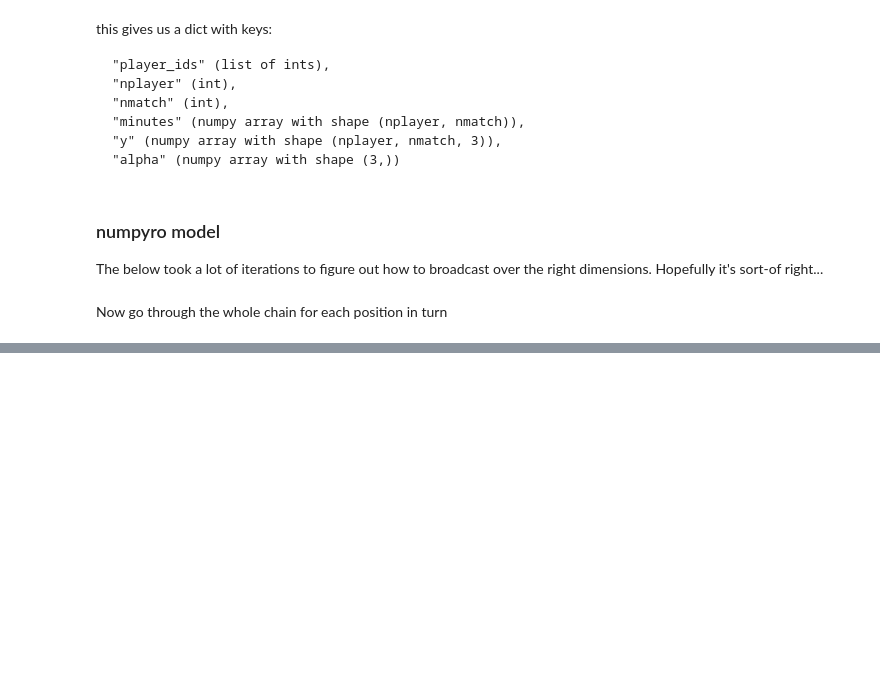
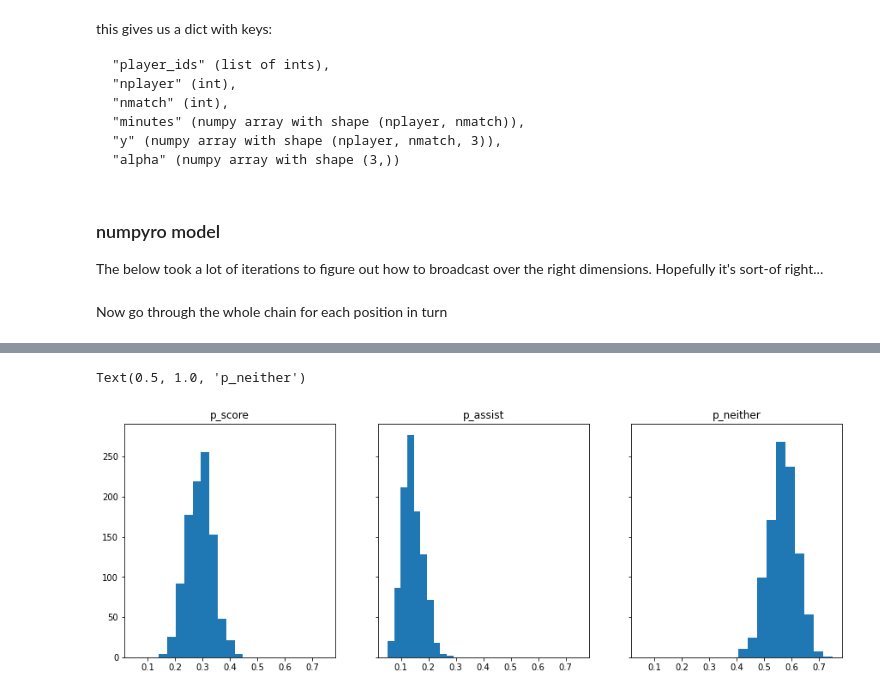
Before and after one commit to alan-turing-institute/AIrsenal, a Jupyter notebook: notebooks/numpyro_player_model.ipynb, the cells around one changed output, grey strips where cells are left out. Drawn from its saved outputs; the diff is of its cells as text; code cells hidden in the pictures; blank space fills up the shorter version.

Commit message:
looking at player priors in notebook

```diff
--- a/notebooks/numpyro_player_model.ipynb
+++ b/notebooks/numpyro_player_model.ipynb
@@ -219,0 +220,2 @@ df_mid.sort_values(by='prob_score', ascending=False).head(10)
+# %%
+data_fwd = get_player_data("FWD", CURRENT_SEASON, NEXT_GAMEWEEK)
@@ -219,0 +240,19 @@ df_mid.sort_values(by='prob_score', ascending=False).head(10)
+# %%
+from scipy.stats import dirichlet
+
+prior = dirichlet(data_fwd["alpha"])
+sample = prior.rvs(1000)
+# %%
+import matplotlib.pyplot as plt
+%matplotlib inline
+
+fig, ax = plt.subplots(1, 3, figsize=(15, 5), sharex=True, sharey=True)
+ax[0].hist(sample[:, 0])
+ax[0].set_title("p_score")
+ax[1].hist(sample[:, 1])
+ax[1].set_title("p_assist")
+ax[2].hist(sample[:, 2])
+ax[2].set_title("p_neither")
+# %% [output]
+Text(0.5, 1.0, 'p_neither')
+[figure, added]
```
Also changed, not shown: parts of 16 cells of this notebook.
